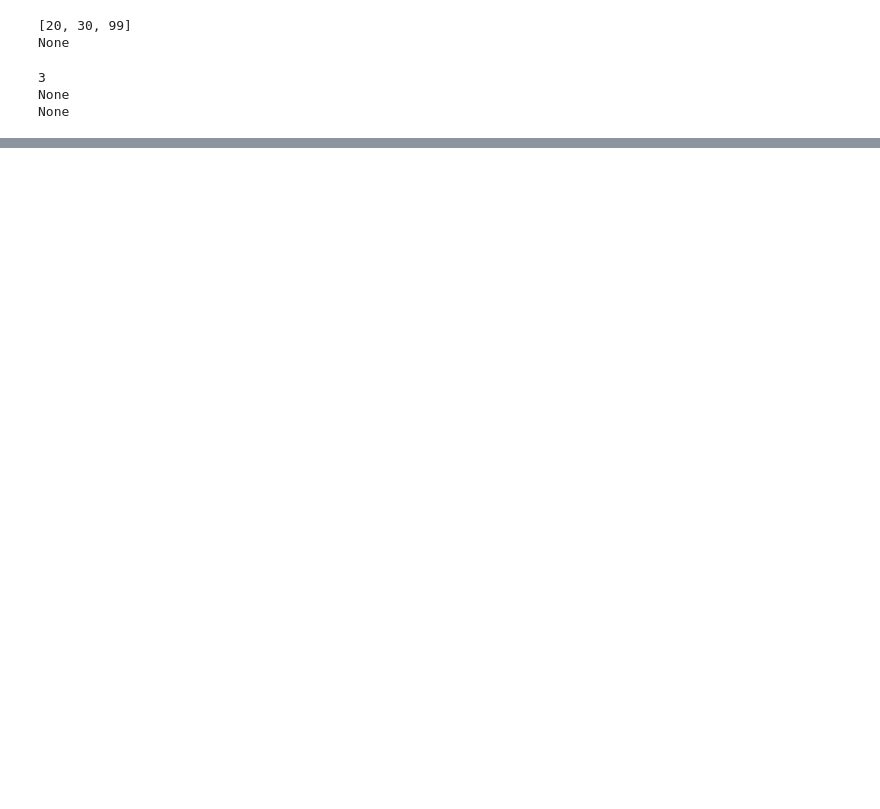
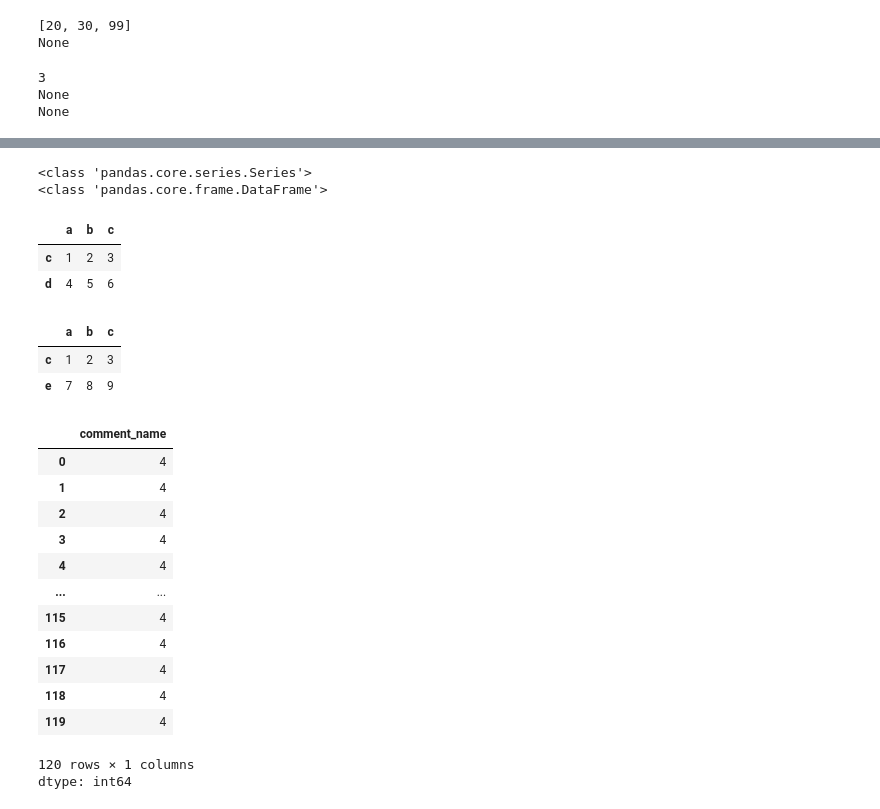
Before and after one commit to Emilyoyoyoyoyo/Tibame-practice, a Jupyter notebook: Tibame.ipynb, the cells around one changed output, grey strips where cells are left out. Cells and saved outputs as stored; diff of their text form; code cells hidden in the pictures; blank space fills up the shorter version.

```diff
--- a/Tibame.ipynb
+++ b/Tibame.ipynb
@@ -942,0 +1014,44 @@ None
+# %%
+# Pandas主要型態：兩種
+# 1.DataFrame: 表格型態，有行有列 （２D)
+# 2.Series: list型態，單行單列（１D)
+# 取行
+print(type(practice["a"])) #取單行
+print(type(practice[["a","c"]])) #取多行
+# %% [output]
+<class 'pandas.core.series.Series'>
+<class 'pandas.core.frame.DataFrame'>
+# %%
+# 取列 row
+# 1.看他實際第幾列iloc (like list取位置 第一列[0], 第二列[1], 第三列[2])
+# 2.看列標籤loc (like dict取值 column lablel`)
+# 專屬值
+
+practice.loc["d"]
+practice.iloc[0:2] #取第0~1行
+# %% [output]
+|  | a | b | c |
+| c | 1 | 2 | 3 |
+| d | 4 | 5 | 6 |
+# %%
+# 過濾(filter)原理: 把跟妳列的筆數一樣多的True False帶給她[]
+# 對到True的就會留下, 對到False的就會丟掉
+# fil = ["c", "d", "e"] 對應"d" is false
+fil = [True, False, True]
+practice[fil]
+# %% [output]
+|  | a | b | c |
+| c | 1 | 2 | 3 |
+| e | 7 | 8 | 9 |
+# %%
+# 數字篩選
+# 改型態.astype("float")，才能比大小
+df["comment_name"] = df["comment_name"].astype("float")
+# 對 DataFrame 或 Series 的某一列使用比較運算（如 >=, <=, ==, !=, <, > 等）
+# Pandas 會自動逐一比較每個值，並回傳一個對應的 布林值序列
+# fil = df["comment_name"] >= 4.0
+# df[fil]
+
+# 條件篩選 and &, or |
+fil = (df["comment_name"] <= 4.1) & (df["comment_name"] >=3.8)
+df[fil]
@@ -942,0 +1082,36 @@ None
+# %%
+# Series.apply(轉換方式)
+# 原有值 > 轉換方式 > 新值
+# 函式是一個型態，不加()，執行函式才加()，等同.astype("float")
+# 轉換方式就是一個函數，不加()
+# round是函式型態
+
+# b = round
+# b(5.5)
+
+# import math
+# def func(state):
+#     if state == 0:
+#         return math.gcd 最大公英數
+#     else:
+#         return math.lcm 最小公倍數
+
+# func(1)(6, 9) 符合func(1)直接執行math.lcm 最小公倍數
+
+df["comment_name"] = df["comment_name"].astype("float")
+df["comment_name"].apply(round)
+# %% [output]
+|  | comment_name |
+| 0 | 4 |
+| 1 | 4 |
+| 2 | 4 |
+| 3 | 4 |
+| 4 | 4 |
+| ... | ... |
+| 115 | 4 |
+| 116 | 4 |
+| 117 | 4 |
+| 118 | 4 |
+| 119 | 4 |
+120 rows × 1 columns
+dtype: int64
```
Also changed, not shown: parts of 18 cells of this notebook.
